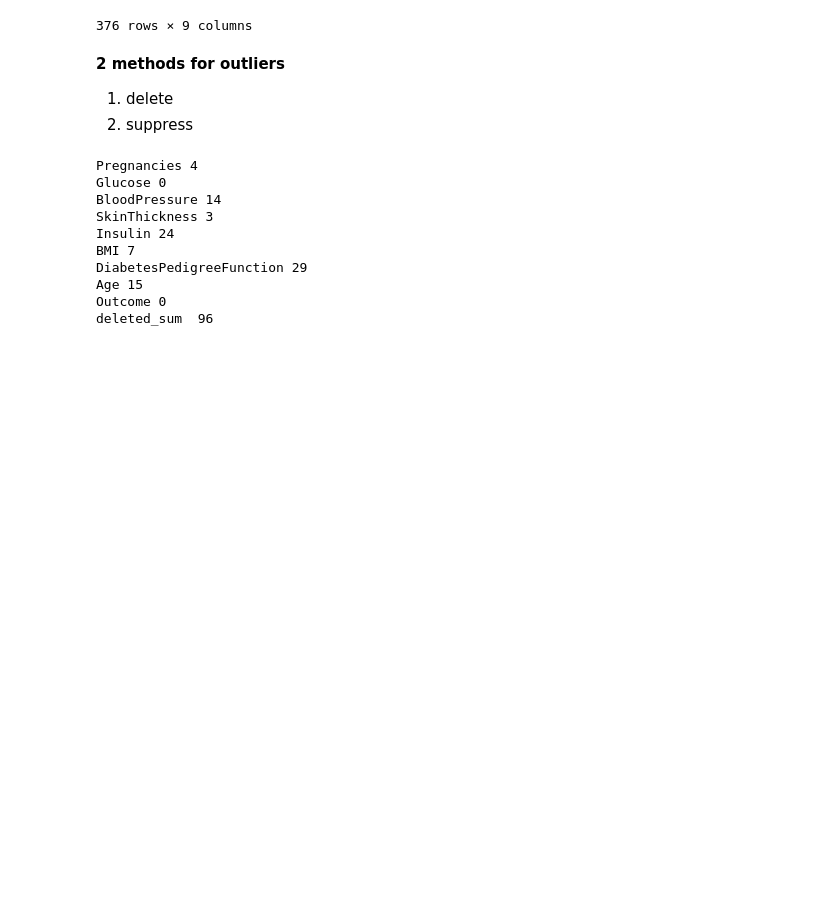
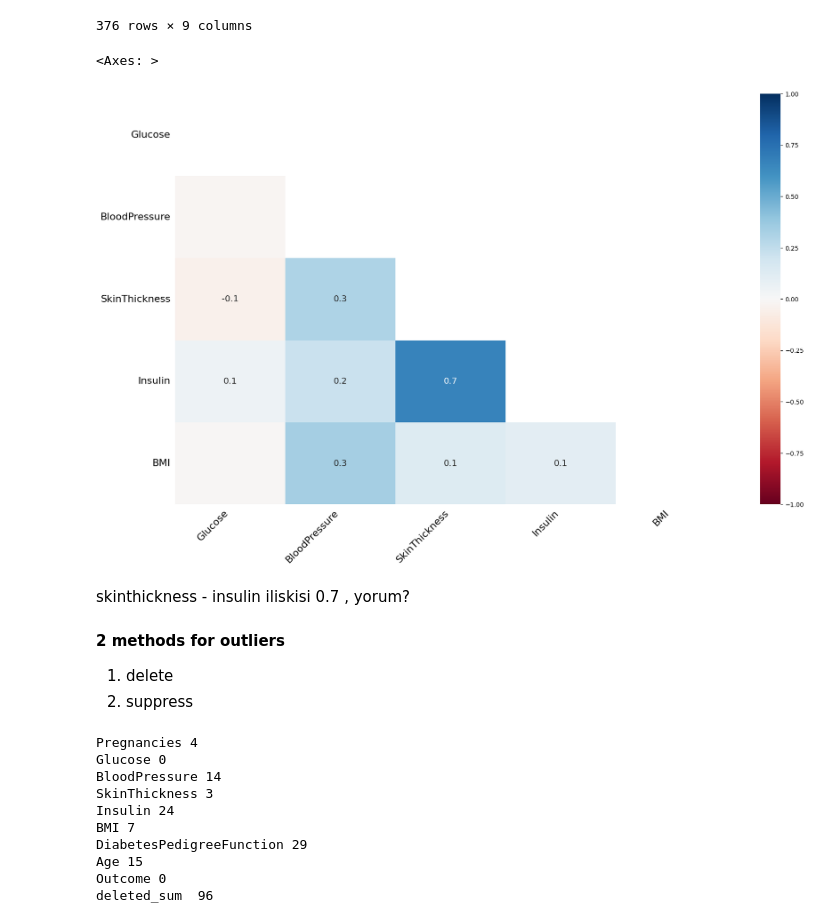
Before and after one commit to ms60/feature-engineering-hw, a Jupyter notebook: feature-engineering-hw.ipynb, the cells around one changed output. Cells and saved outputs as stored; diff of their text form; code cells hidden in the pictures; blank space fills up the shorter version.

```diff
--- a/feature-engineering-hw.ipynb
+++ b/feature-engineering-hw.ipynb
@@ -287,6 +293,14 @@ df[missing_values]
 | 766 | 1 | 126.0 | 60.0 | NaN | NaN | 30.1 | 0.349 | 47.0 | ... |
 | 767 | 1 | 93.0 | 70.0 | 31.0 | NaN | 30.4 | 0.315 | 23.0 | ... |
 376 rows × 9 columns
+# %%
+import missingno as msno
+msno.heatmap(df)
+# %% [output]
+<Axes: >
+[figure, added]
+# %% [markdown]
+skinthickness - insulin iliskisi 0.7 , yorum?
 # %% [markdown]
 **2 methods for outliers**
 1. delete
```
Also changed, not shown: parts of 1 cell of this notebook.
